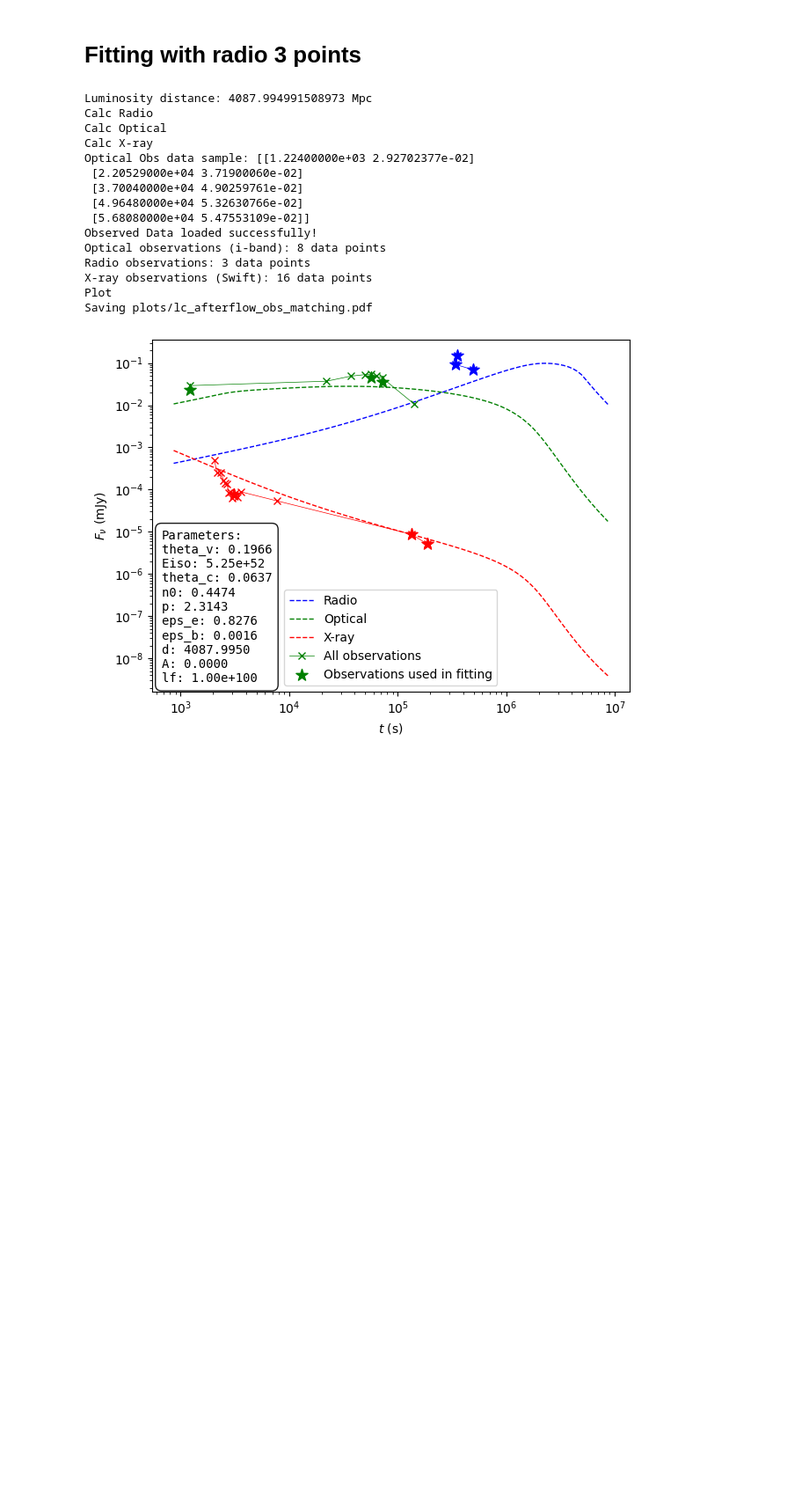
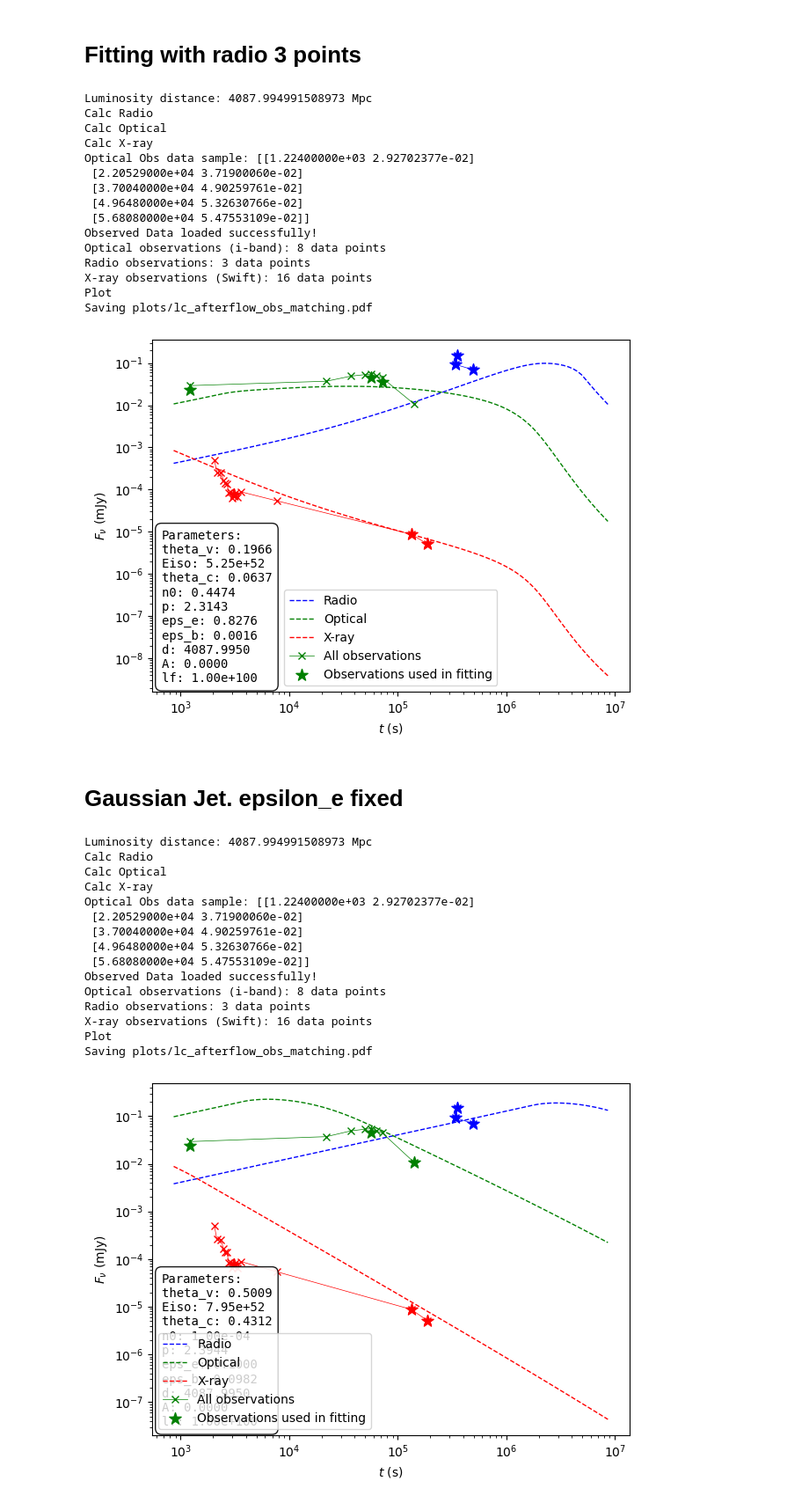
Before and after one commit to skp80286/grb_investigation, a Jupyter notebook: lc_jetsimpy.ipynb, the cells around one changed output. Shown at 88% size. Saved outputs shown, nothing was run; the diff lists cells and outputs as text; code cells hidden in the pictures; blank space fills up the shorter version.

Commit message:
plot updates

```diff
--- a/lc_jetsimpy.ipynb
+++ b/lc_jetsimpy.ipynb
@@ -5,23 +5,24 @@ import matplotlib.pyplot as plt
 import jetsimpy as grb
 from astropy.cosmology import Planck15 as cosmo
 
-def lc_plot(thetaObs, E0, z, thetaCore, epsilon_e, epsilon_b, observed_data, observed_data_fit, p, n0):
+def lc_plot(
+        jetType, loge0, logepsb, logepse, logn0, thc, thv, p, z,
+        observed_data, observed_data_fit):
     # Jet Parameters
     dl = cosmo.luminosity_distance(z).to("Mpc").value  # Luminosity distance in Mpc
     print(f"Luminosity distance: {dl} Mpc")
-    Z = {'theta_v':    thetaObs,   # Viewing angle in radians
-        'Eiso':          10**E0, # Isotropic-equivalent energy in erg
-        'theta_c':   thetaCore,    # Half-opening angle in radians
-        'n0':          10**n0,    # circumburst density in cm^{-3}
+    Z = {'theta_v':    thv,   # Viewing angle in radians
+        'Eiso':        10**loge0, # Isotropic-equivalent energy in erg
+        'theta_c':     thc,    # Half-opening angle in radians
+        'n0':          10**logn0,    # circumburst density in cm^{-3}
         'p':           p,    # electron energy distribution index
-        'eps_e':   10**epsilon_e,    # epsilon_e
-        'eps_b':   10**epsilon_b,   # epsilon_B
-        'd':         dl, # Luminosity distance in cm
+        'eps_e':       10**logepse,    # epsilon_e
+        'eps_b':       10**logepsb,   # epsilon_B
+        'd':           dl, # Luminosity distance in cm
         'z':           z,   # redshift
-        'A': 0,
-        'lf': 1e+100,
+        'A':           0,
+        'lf':          1e+100,
     }
-
 
     # Time and Frequencies
     ta = 1.0e-2 * 86400
@@ -214,3 +202,28 @@ X-ray observations (Swift): 16 data points
 Plot
 Saving plots/lc_afterflow_obs_matching.pdf
 [figure]
+# %% [markdown]
+# Gaussian Jet. epsilon_e fixed
+# %%
+lc_plot(jetType='Ggussian',
+loge0=52.90053075, logepsb=-1.00795570, logepse=-0.99998104, logn0=-3.99997147, thc=0.43116680, thv=0.50089356, p=2.39438172,
+z=0.661,
+ observed_data='data/EP250704a_final_extinct_corr.csv',
+ observed_data_fit='data/EP250704a_trunc.csv',)#final_extinct_corr.csv')
+# %% [output]
+Luminosity distance: 4087.994991508973 Mpc
+Calc Radio
+Calc Optical
+Calc X-ray
+Optical Obs data sample: [[1.22400000e+03 2.92702377e-02]
+ [2.20529000e+04 3.71900060e-02]
+ [3.70040000e+04 4.90259761e-02]
+ [4.96480000e+04 5.32630766e-02]
+ [5.68080000e+04 5.47553109e-02]]
+Observed Data loaded successfully!
+Optical observations (i-band): 8 data points
+Radio observations: 3 data points
+X-ray observations (Swift): 16 data points
+Plot
+Saving plots/lc_afterflow_obs_matching.pdf
+[figure, added]
```
Also changed, not shown: parts of 5 cells of this notebook, 2 other files.
